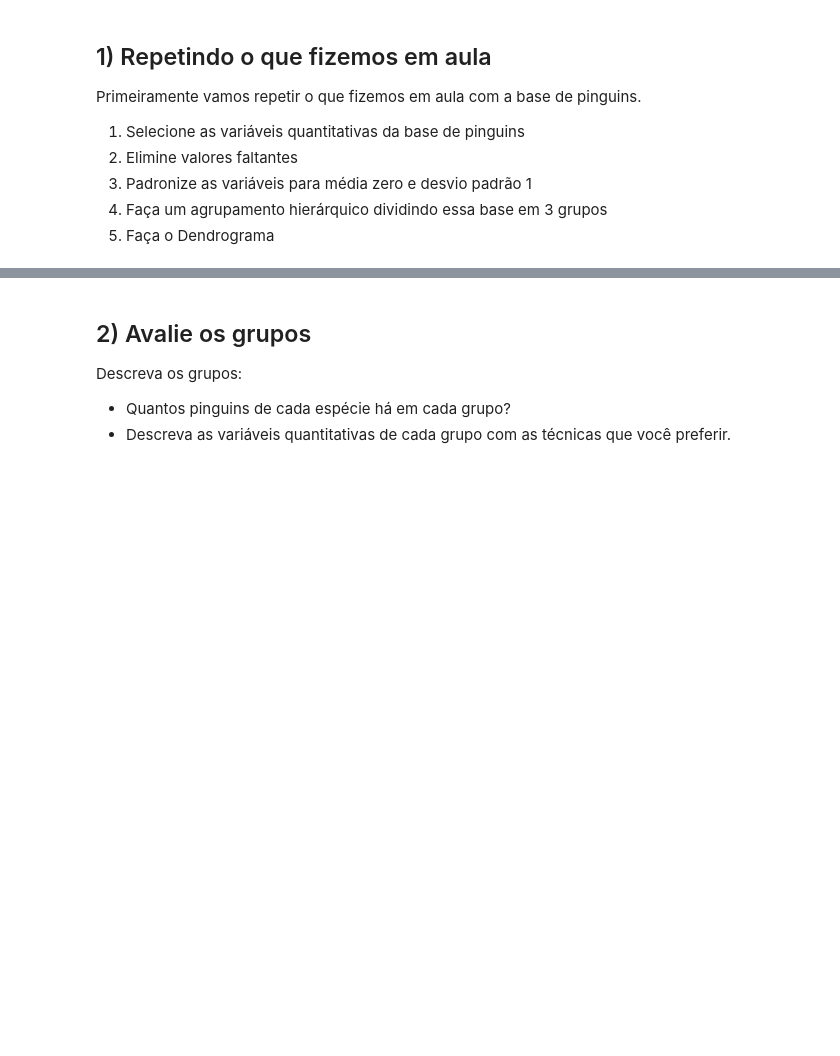
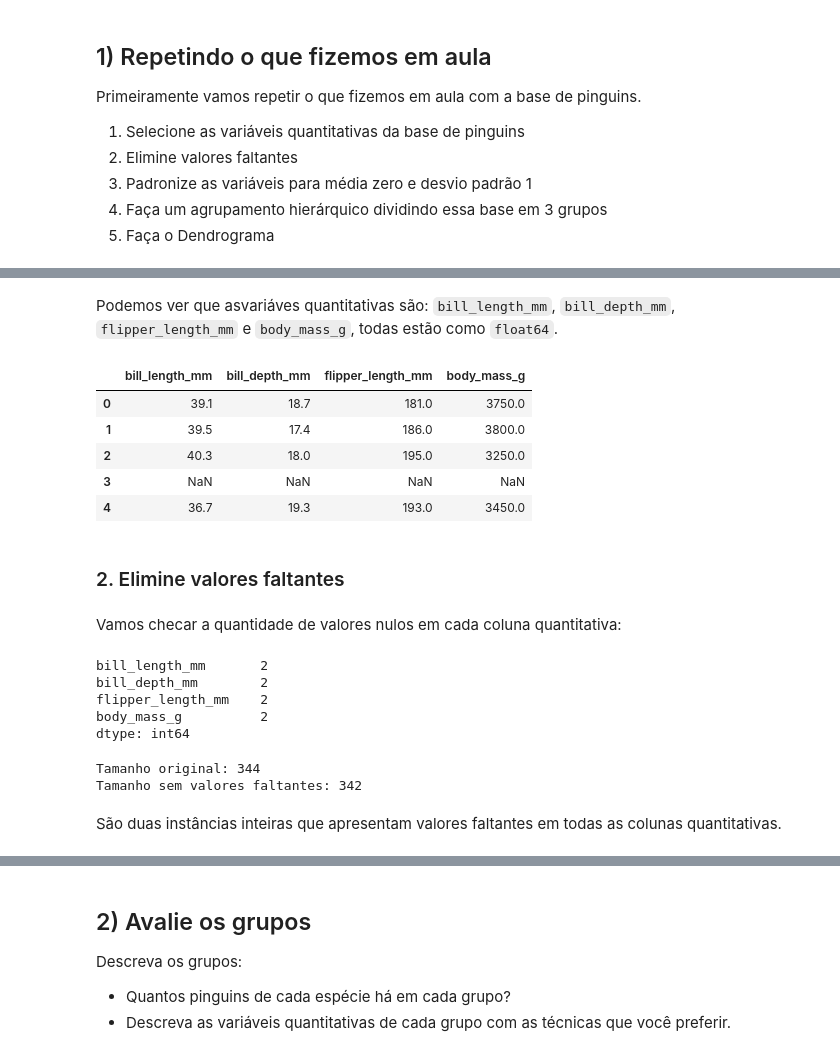
Before and after one commit to njuliacsouza/_projetosEBAC, a Jupyter notebook: Atividade_Curso-Ciencia_de_Dados/Atividade_Modulo_30/mod30_Tarefa.ipynb, the cells around one changed output, grey strips where cells are left out. Drawn from its saved outputs; the diff is of its cells as text; code cells hidden in the pictures; blank space fills up the shorter version.

```diff
--- a/Atividade_Curso-Ciencia_de_Dados/Atividade_Modulo_30/mod30_Tarefa.ipynb
+++ b/Atividade_Curso-Ciencia_de_Dados/Atividade_Modulo_30/mod30_Tarefa.ipynb
@@ -23,0 +59,32 @@ Primeiramente vamos repetir o que fizemos em aula com a base de pinguins.
+# %% [markdown]
+Podemos ver que asvariáves quantitativas são: `bill_length_mm`, `bill_depth_mm`, `flipper_length_mm` e `body_mass_g`, todas estão como `float64`.
+# %%
+base_quanti = base_peng.select_dtypes(include='float64')
+display(base_quanti.head())
+# %% [output]
+|  | bill_length_mm | bill_depth_mm | flipper_length_mm | body_mass_g |
+| 0 | 39.1 | 18.7 | 181.0 | 3750.0 |
+| 1 | 39.5 | 17.4 | 186.0 | 3800.0 |
+| 2 | 40.3 | 18.0 | 195.0 | 3250.0 |
+| 3 | NaN | NaN | NaN | NaN |
+| 4 | 36.7 | 19.3 | 193.0 | 3450.0 |
+# %% [markdown]
+### 2. Elimine valores faltantes
+# %% [markdown]
+Vamos checar a quantidade de valores nulos em cada coluna quantitativa:
+# %%
+base_quanti.isnull().sum()
+# %% [output]
+bill_length_mm       2
+bill_depth_mm        2
+flipper_length_mm    2
+body_mass_g          2
+dtype: int64
+# %%
+print(f"Tamanho original: {len(base_quanti)}")
+print(f"Tamanho sem valores faltantes: {len(base_quanti.dropna())}")
+# %% [output]
+Tamanho original: 344
+Tamanho sem valores faltantes: 342
+# %% [markdown]
+São duas instâncias inteiras que apresentam valores faltantes em todas as colunas quantitativas.
```
Also changed, not shown: parts of 5 cells of this notebook.
